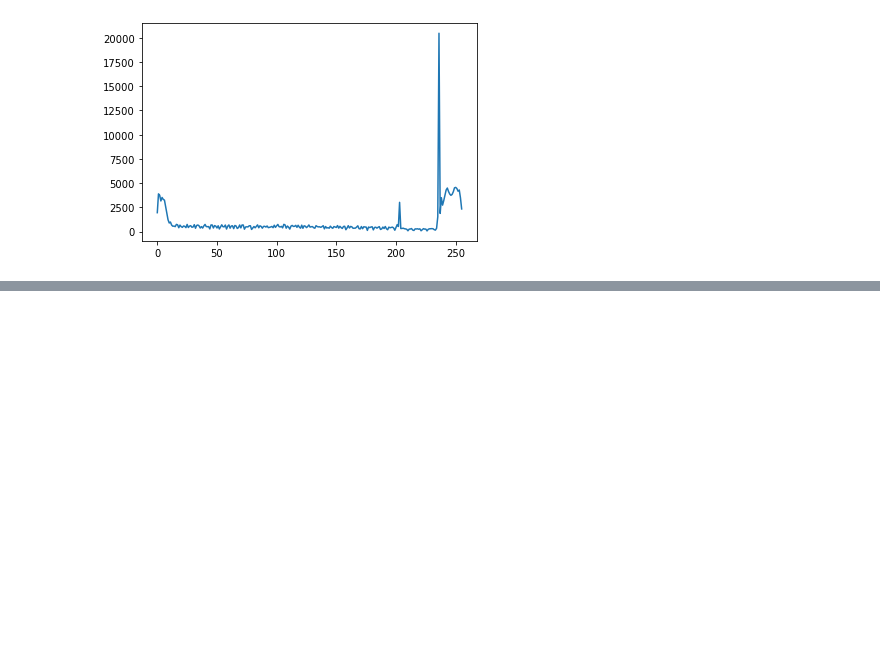
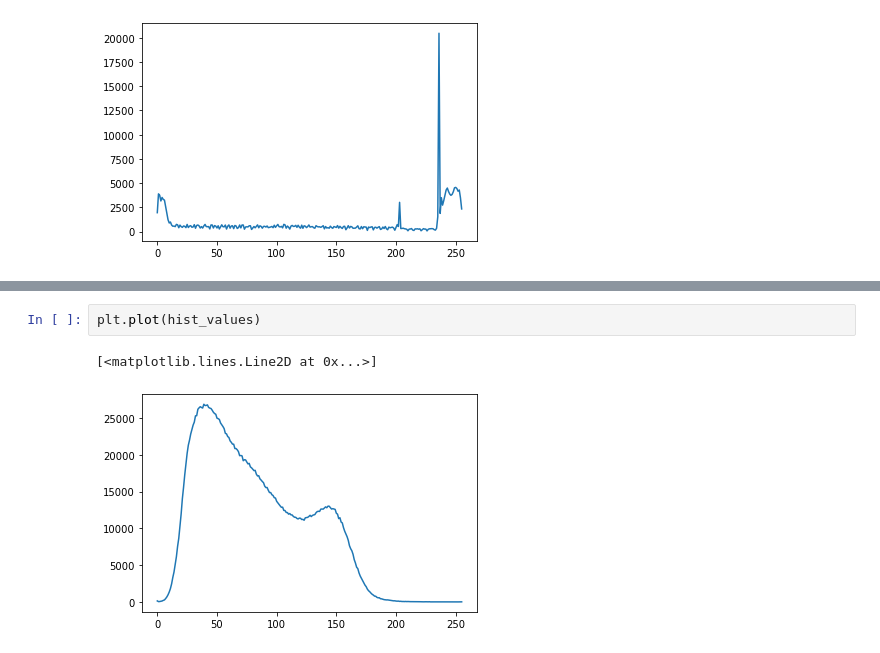
Before and after one commit to Zahed-Golabi/Computer-Vision, a Jupyter notebook: 3. Image Processing/Histograms.ipynb, the cells around one changed output, grey strips where cells are left out. Drawn from its saved outputs; the diff is of its cells as text; blank space fills up the shorter version.

```diff
--- a/3. Image Processing/Histograms.ipynb
+++ b/3. Image Processing/Histograms.ipynb
@@ -139,0 +159,5 @@ plt.plot(hist_values_red)
+# %%
+plt.plot(hist_values)
+# %% [output]
+[<matplotlib.lines.Line2D at 0x...>]
+[figure, added]
```
Also changed, not shown: parts of 6 cells of this notebook.
